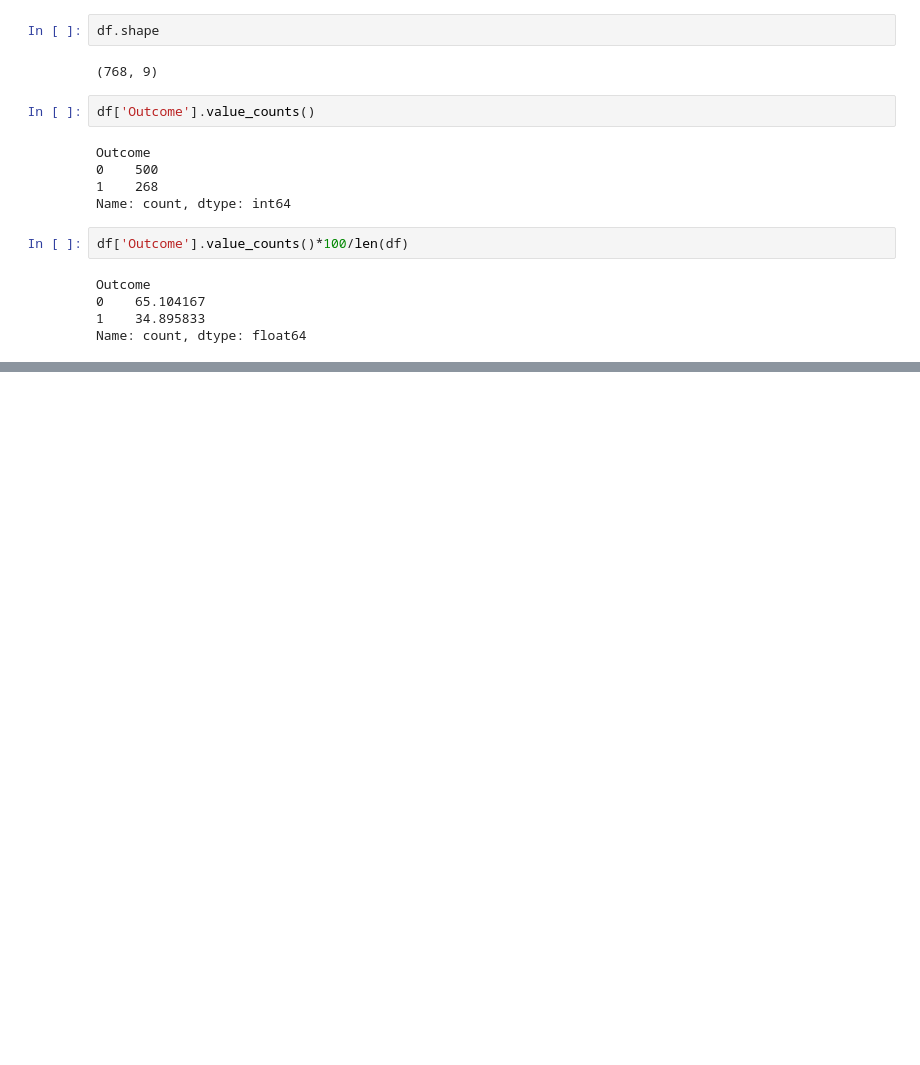
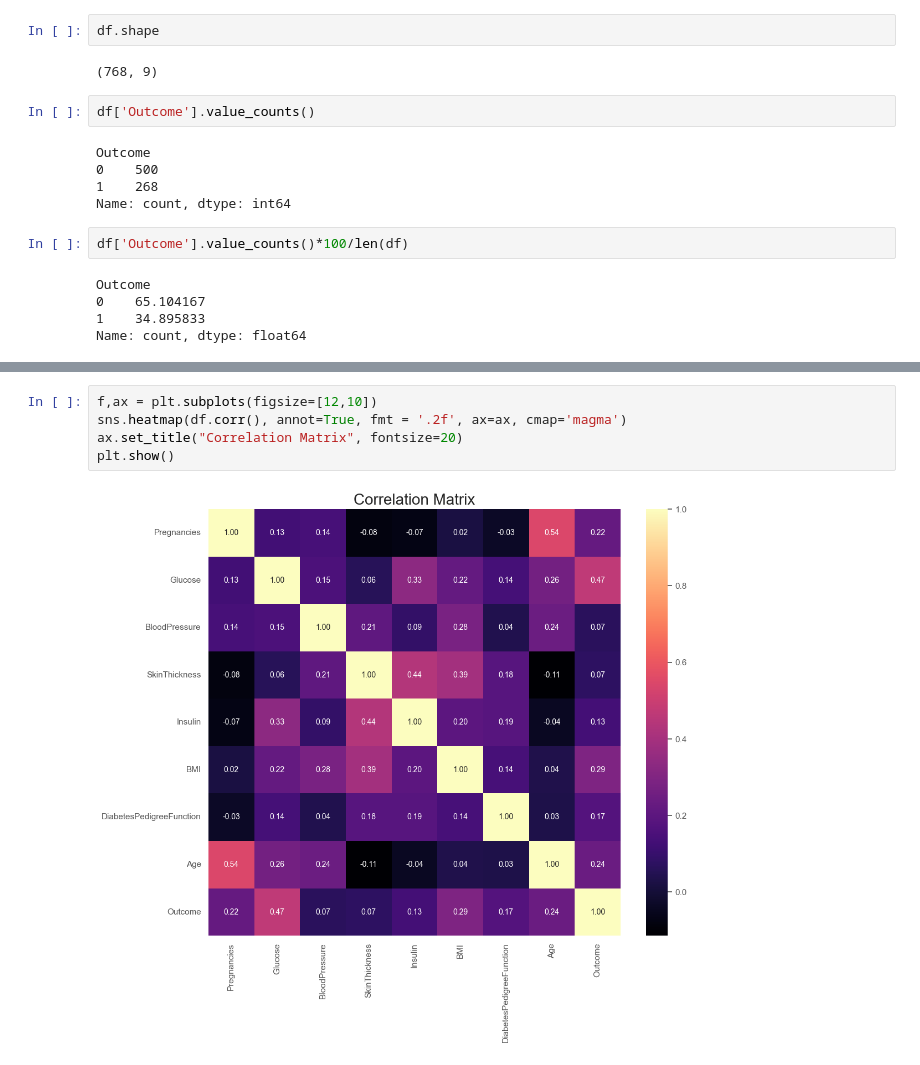
Before and after one commit to vikasjangidmk/A-Machine-Learning-Approach-to-Diabetes-Prediction-Performance-Comparison-of-Multiple-Classifiers, a Jupyter notebook: Notebook.ipynb, the cells around one changed output, grey strips where cells are left out. Cells and saved outputs as stored; diff of their text form; blank space fills up the shorter version.

```diff
--- a/Notebook.ipynb
+++ b/Notebook.ipynb
@@ -111,0 +258,7 @@ Name: count, dtype: float64
+# %%
+f,ax = plt.subplots(figsize=[12,10])
+sns.heatmap(df.corr(), annot=True, fmt = '.2f', ax=ax, cmap='magma')
+ax.set_title("Correlation Matrix", fontsize=20)
+plt.show()
+# %% [output]
+[figure, added]
```
Also changed, not shown: parts of 21 cells of this notebook.
